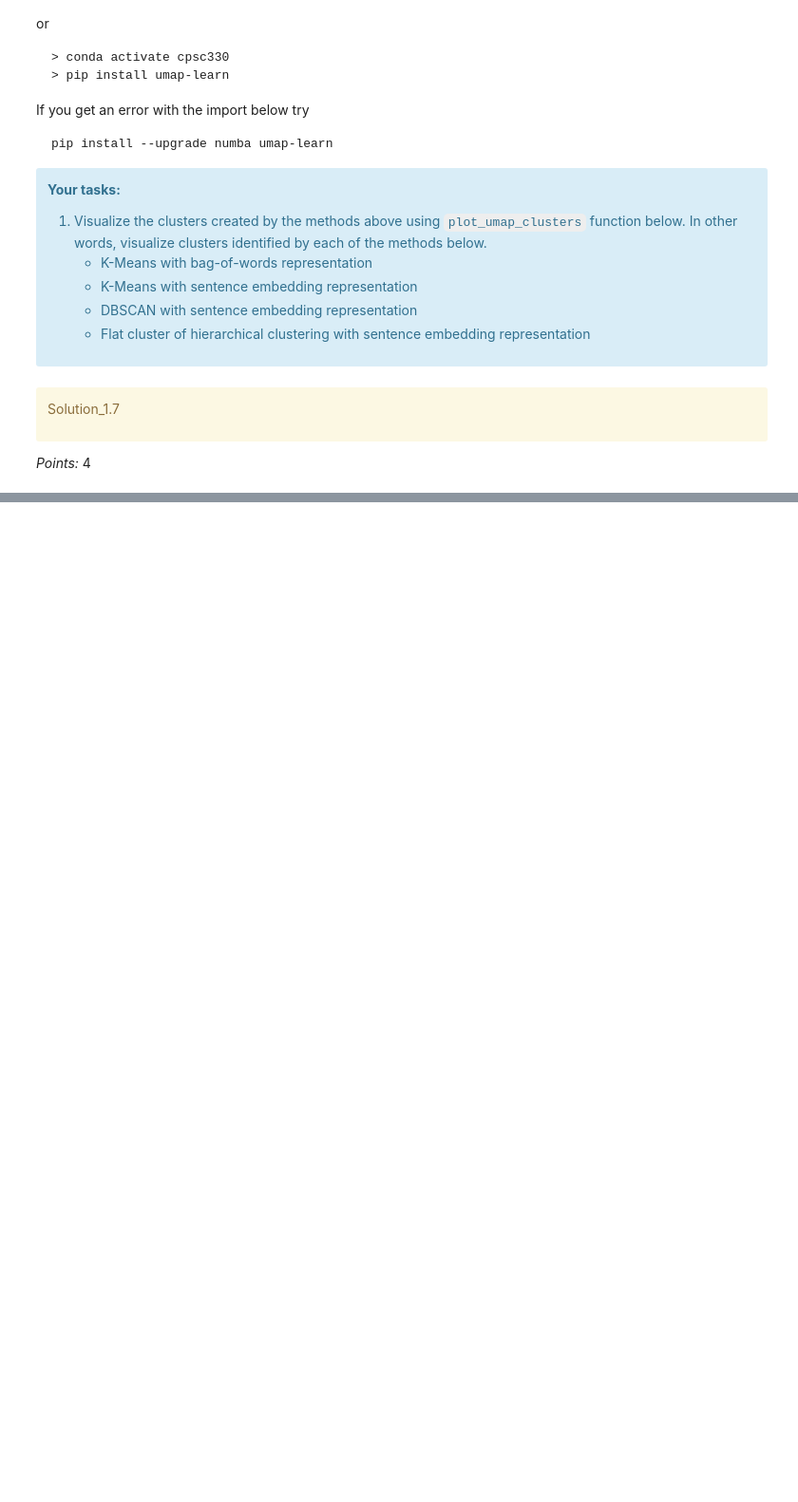
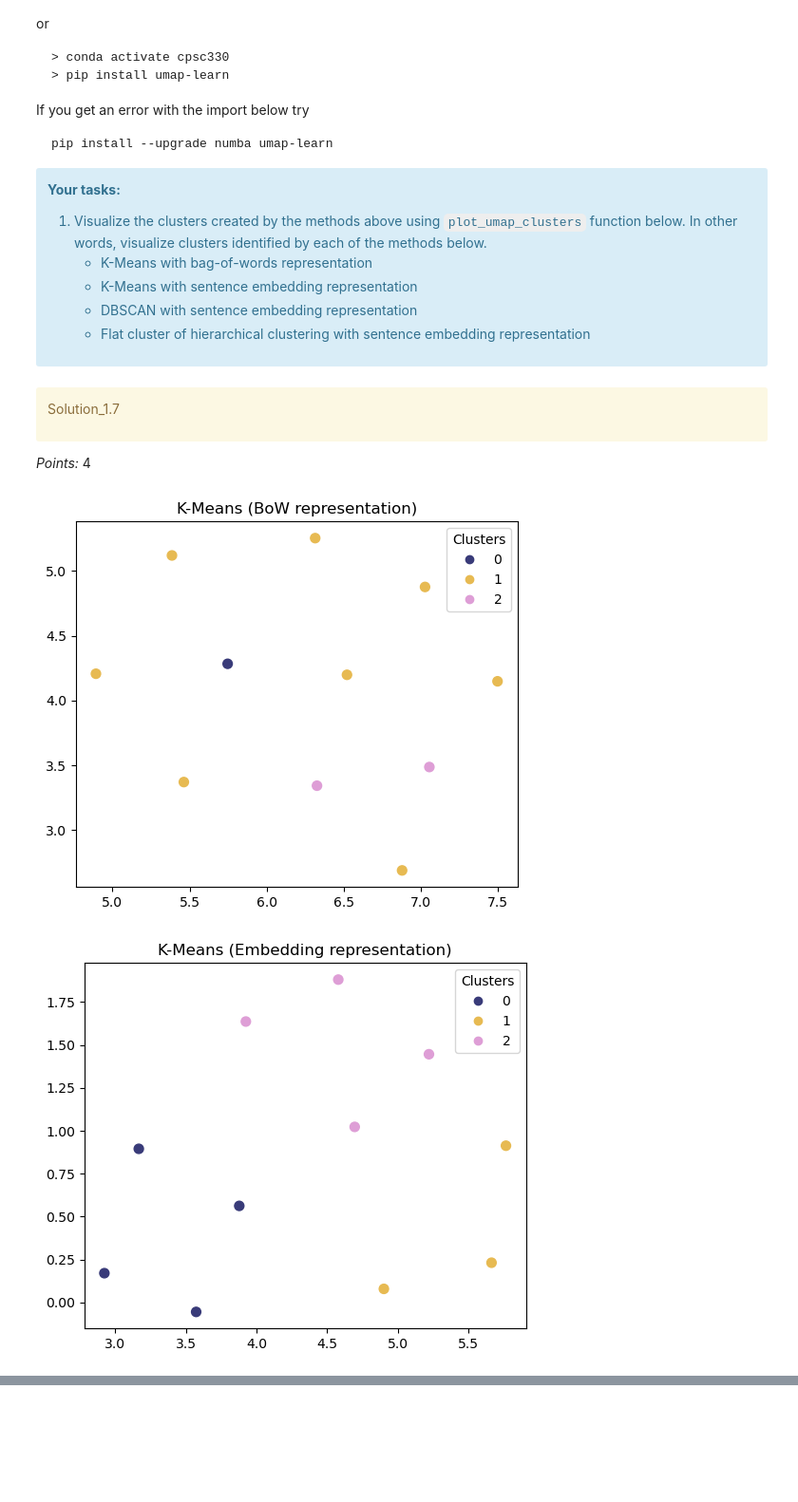
Before and after one commit to Jimol1711/hw6, a Jupyter notebook: hw6.ipynb, the cells around one changed output, grey strips where cells are left out. Shown at 95% size. Cells and saved outputs as stored; diff of their text form; code cells hidden in the pictures; blank space fills up the shorter version.

```diff
--- a/hw6.ipynb
+++ b/hw6.ipynb
@@ -399,5 +405,5 @@ _Points:_ 4
 # %%
-dbscan_emb_labels = ...
+dbscan_emb_labels = dbscan.labels_
 # %%
 wiki_df["emb_dbscan"] = dbscan_emb_labels
 wiki_df
@@ -587,0 +631,12 @@ _Points:_ 4
+# %%
+plot_umap_clusters(bow_sents, kmeans_bow_labels, title="K-Means (BoW representation)")
+
+
+plot_umap_clusters(emb_sents, kmeans.labels_, title="K-Means (Embedding representation)")
+
+plot_umap_clusters(emb_sents, dbscan_emb_labels, title="DBSCAN (Embedding representation)")
+
+plot_umap_clusters(emb_sents, hier_emb_labels, title="Hierarchical (Embedding representation)")
+# %% [output]
+[figure, added]
+[figure, added]
```
Also changed, not shown: parts of 30 cells of this notebook, 1 other file.
